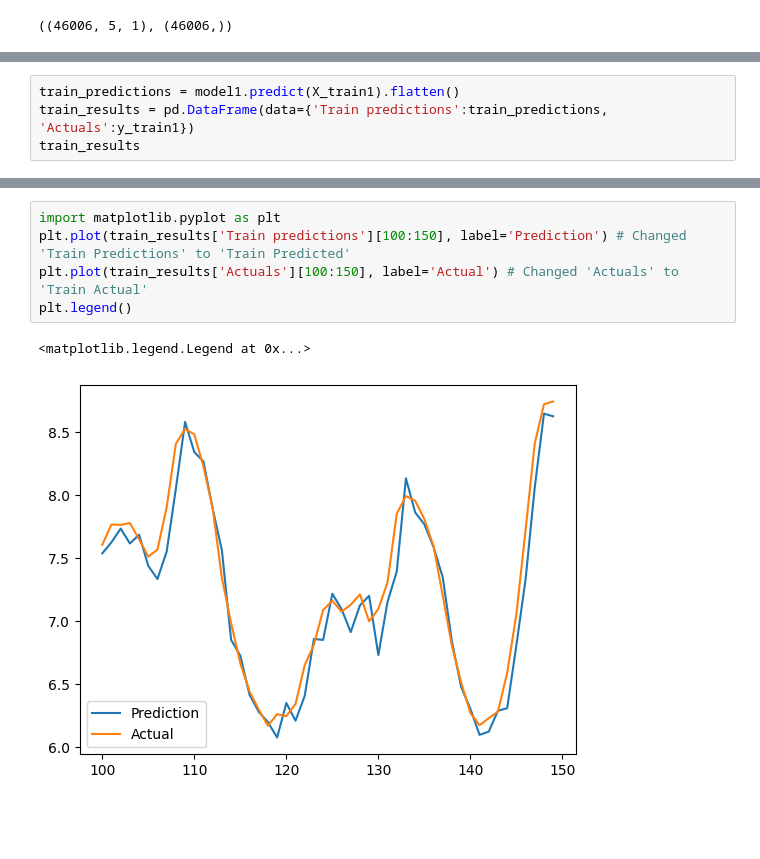
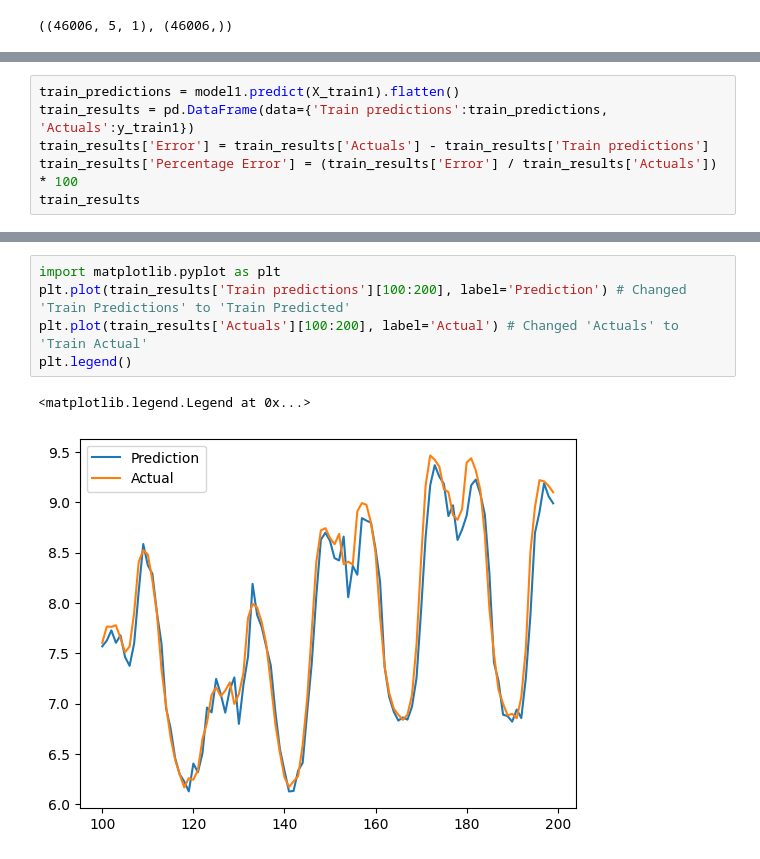
Before and after one commit to 123sincan/LSTM-Project, a Jupyter notebook: MLElectricityRoman.ipynb, the cells around one changed output, grey strips where cells are left out. Cells and saved outputs as stored; diff of their text form; blank space fills up the shorter version.

```diff
--- a/MLElectricityRoman.ipynb
+++ b/MLElectricityRoman.ipynb
@@ -189,6 +203,8 @@ model1 = load_model('model1/model.keras')
 # %%
 train_predictions = model1.predict(X_train1).flatten()
 train_results = pd.DataFrame(data={'Train predictions':train_predictions, 'Actuals':y_train1})
+train_results['Error'] = train_results['Actuals'] - train_results['Train predictions']
+train_results['Percentage Error'] = (train_results['Error'] / train_results['Actuals']) * 100
 train_results
 # %% [output]
 1157/1157 ━━━━━━━━━━━━━━━━━━━━ 3s 3ms/step
@@ -208,11 +236,11 @@ train_results
 # %%
 import matplotlib.pyplot as plt
-plt.plot(train_results['Train predictions'][100:150], label='Prediction') # Changed 'Train Predictions' to 'Train Predicted'
-plt.plot(train_results['Actuals'][100:150], label='Actual') # Changed 'Actuals' to 'Train Actual'
+plt.plot(train_results['Train predictions'][100:200], label='Prediction') # Changed 'Train Predictions' to 'Train Predicted'
+plt.plot(train_results['Actuals'][100:200], label='Actual') # Changed 'Actuals' to 'Train Actual'
 plt.legend()
 # %% [output]
 <matplotlib.legend.Legend at 0x...>
-[figure, old version]
+[figure, new version]
 # %%
 import matplotlib.pyplot as plt
 plt.plot(train_results['Train predictions'], label='Train Predicted')
```
Also changed, not shown: parts of 13 cells of this notebook.
